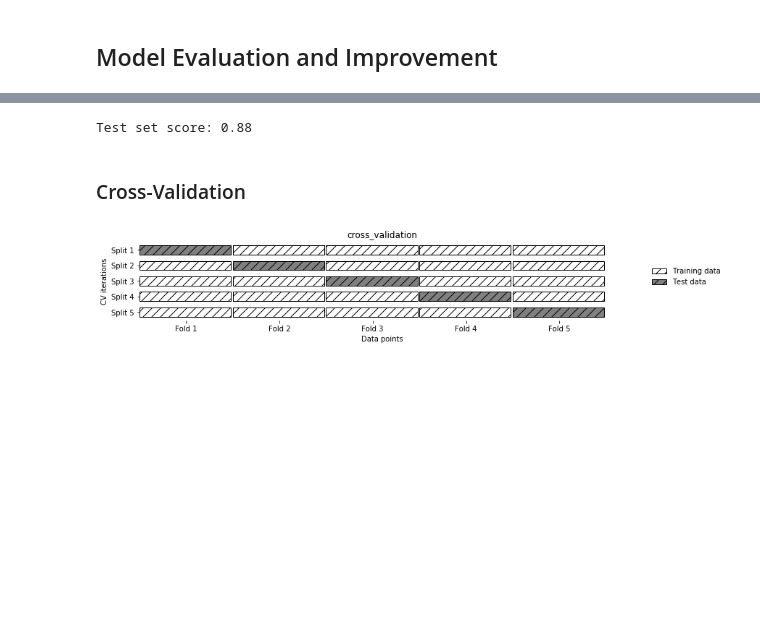
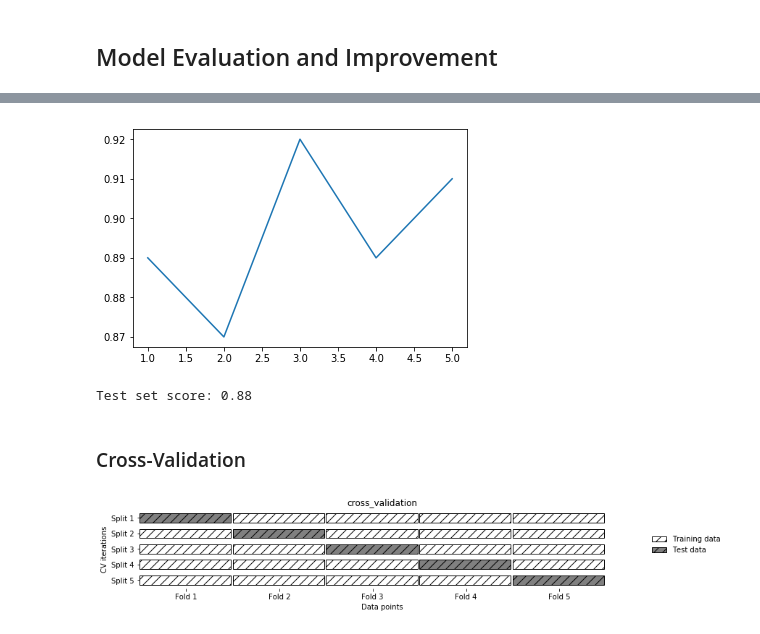
Before and after one commit to nealcaren/CSSS-CABD, a Jupyter notebook: Session07-Evaluation.ipynb, the cells around one changed output, grey strips where cells are left out. Drawn from its saved outputs; the diff is of its cells as text; code cells hidden in the pictures; blank space fills up the shorter version.

```diff
--- a/Session07-Evaluation.ipynb
+++ b/Session07-Evaluation.ipynb
@@ -5,0 +42,4 @@ from preamble import *
+# %%
+model.fit(X, y)
+y_hat = model.predict(X)
+y_hat[:10]
@@ -5,0 +108,9 @@ from preamble import *
+# %%
+from sklearn.model_selection import GridSearchCV
+
+param_grid = {'n_neighbors': [1,2,3,4,5],
+              }
+
+grid = GridSearchCV(KNeighborsClassifier(), param_grid, cv=5)
+# %%
+grid.fit(X, y)
@@ -5,0 +126,6 @@ from preamble import *
+# %%
+import pandas as pd
+
+results = pd.DataFrame(grid.cv_results_)
+
+results
@@ -6,3 +141,8 @@ from preamble import *
+# %%
+
+plt.pyplot.plot(results['param_n_neighbors'], results['mean_test_score']);
+# %% [output]
+[figure, added]
 # %%
 from sklearn.datasets import make_blobs
 from sklearn.linear_model import LogisticRegression
```
Also changed, not shown: parts of 20 cells of this notebook, 2 other files.
